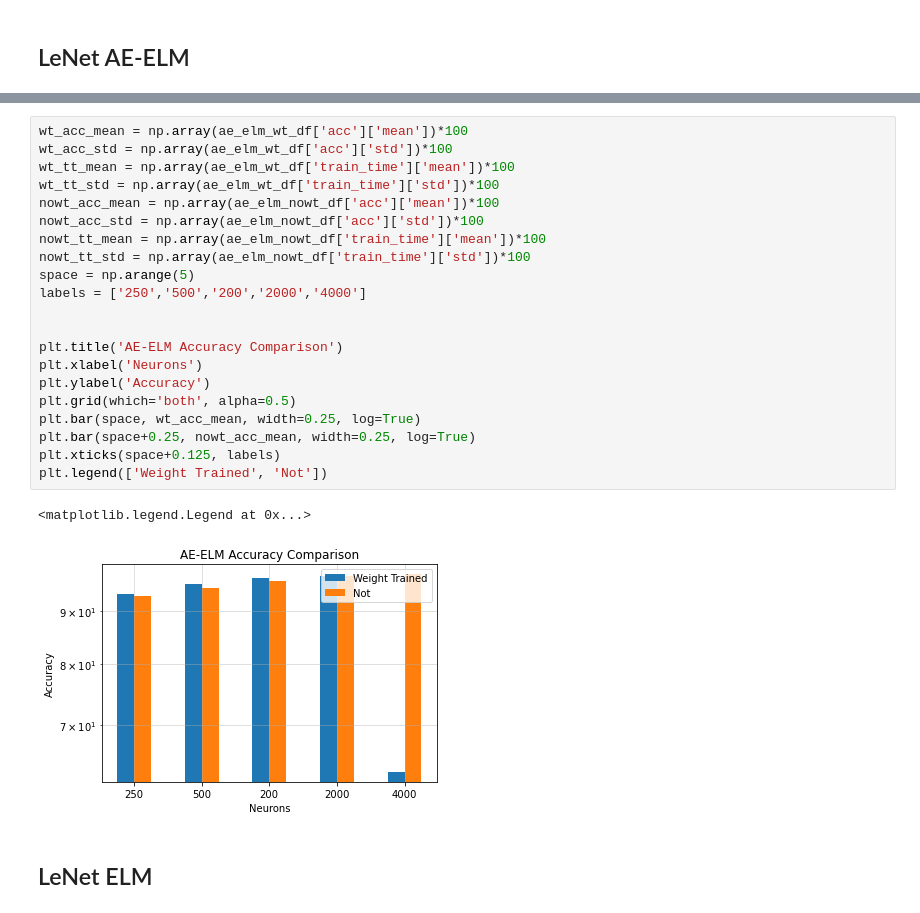
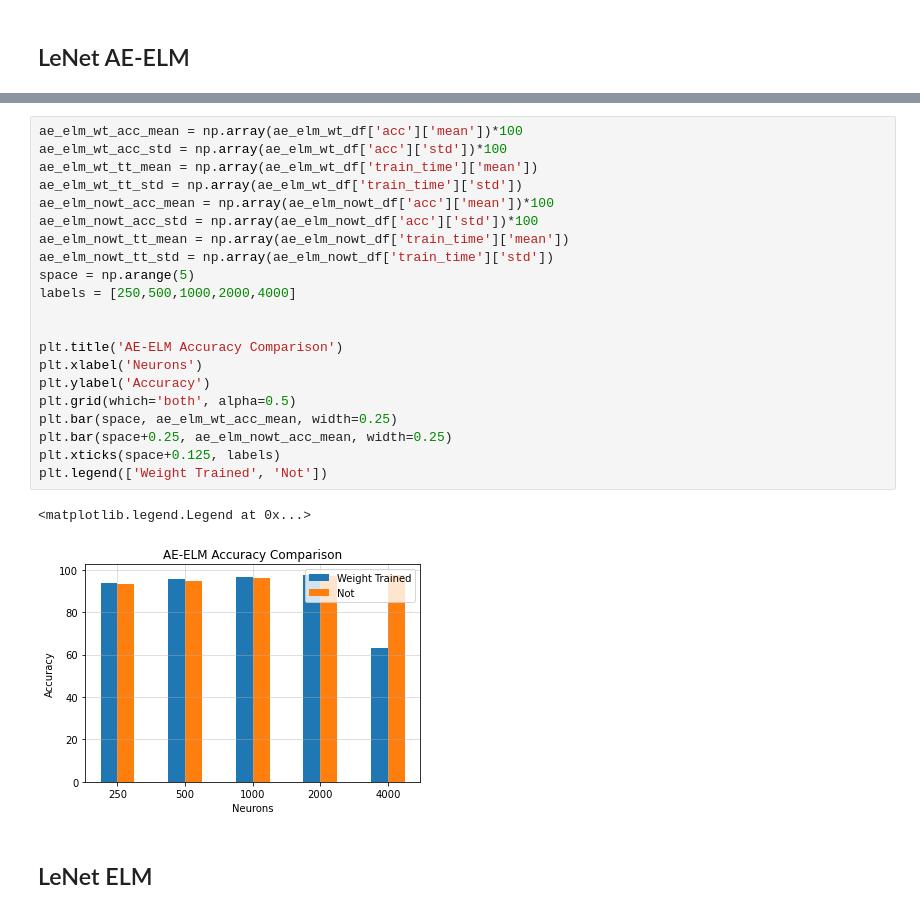
Before and after one commit to peterddod/lvl4-individual-project, a Jupyter notebook: data/notebooks/test_analysis.ipynb, the cells around one changed output, grey strips where cells are left out. Cells and saved outputs as stored; diff of their text form.

```diff
--- a/data/notebooks/test_analysis.ipynb
+++ b/data/notebooks/test_analysis.ipynb
@@ -56,29 +56,29 @@ neurons
 2000     0.97158  0.002909  13.839961  0.088605  0.396142  0.002710
 4000     0.97624  0.002872  39.709401  0.416459  0.492139  0.011204
 # %%
-wt_acc_mean = np.array(ae_elm_wt_df['acc']['mean'])*100
-wt_acc_std = np.array(ae_elm_wt_df['acc']['std'])*100
-wt_tt_mean = np.array(ae_elm_wt_df['train_time']['mean'])*100
-wt_tt_std = np.array(ae_elm_wt_df['train_time']['std'])*100
-nowt_acc_mean = np.array(ae_elm_nowt_df['acc']['mean'])*100
-nowt_acc_std = np.array(ae_elm_nowt_df['acc']['std'])*100
-nowt_tt_mean = np.array(ae_elm_nowt_df['train_time']['mean'])*100
-nowt_tt_std = np.array(ae_elm_nowt_df['train_time']['std'])*100
+ae_elm_wt_acc_mean = np.array(ae_elm_wt_df['acc']['mean'])*100
+ae_elm_wt_acc_std = np.array(ae_elm_wt_df['acc']['std'])*100
+ae_elm_wt_tt_mean = np.array(ae_elm_wt_df['train_time']['mean'])
+ae_elm_wt_tt_std = np.array(ae_elm_wt_df['train_time']['std'])
+ae_elm_nowt_acc_mean = np.array(ae_elm_nowt_df['acc']['mean'])*100
+ae_elm_nowt_acc_std = np.array(ae_elm_nowt_df['acc']['std'])*100
+ae_elm_nowt_tt_mean = np.array(ae_elm_nowt_df['train_time']['mean'])
+ae_elm_nowt_tt_std = np.array(ae_elm_nowt_df['train_time']['std'])
 space = np.arange(5)
-labels = ['250','500','200','2000','4000']
+labels = [250,500,1000,2000,4000]
 
 
 plt.title('AE-ELM Accuracy Comparison')
 plt.xlabel('Neurons')
 plt.ylabel('Accuracy')
 plt.grid(which='both', alpha=0.5)
-plt.bar(space, wt_acc_mean, width=0.25, log=True)
-plt.bar(space+0.25, nowt_acc_mean, width=0.25, log=True)
+plt.bar(space, ae_elm_wt_acc_mean, width=0.25)
+plt.bar(space+0.25, ae_elm_nowt_acc_mean, width=0.25)
 plt.xticks(space+0.125, labels)
 plt.legend(['Weight Trained', 'Not'])
 # %% [output]
 <matplotlib.legend.Legend at 0x...>
-[figure, old version]
+[figure, new version]
 # %% [markdown]
 ## LeNet ELM
 # %%
```
Also changed, not shown: parts of 9 cells of this notebook, 4 other files.
